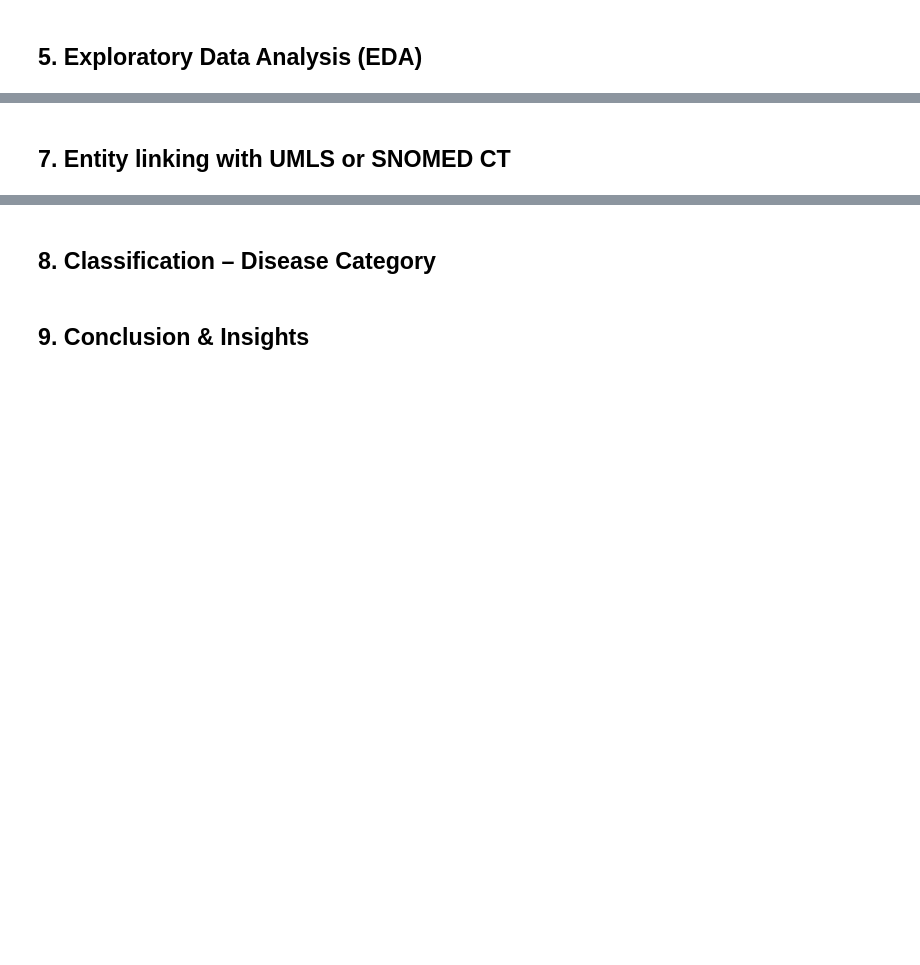
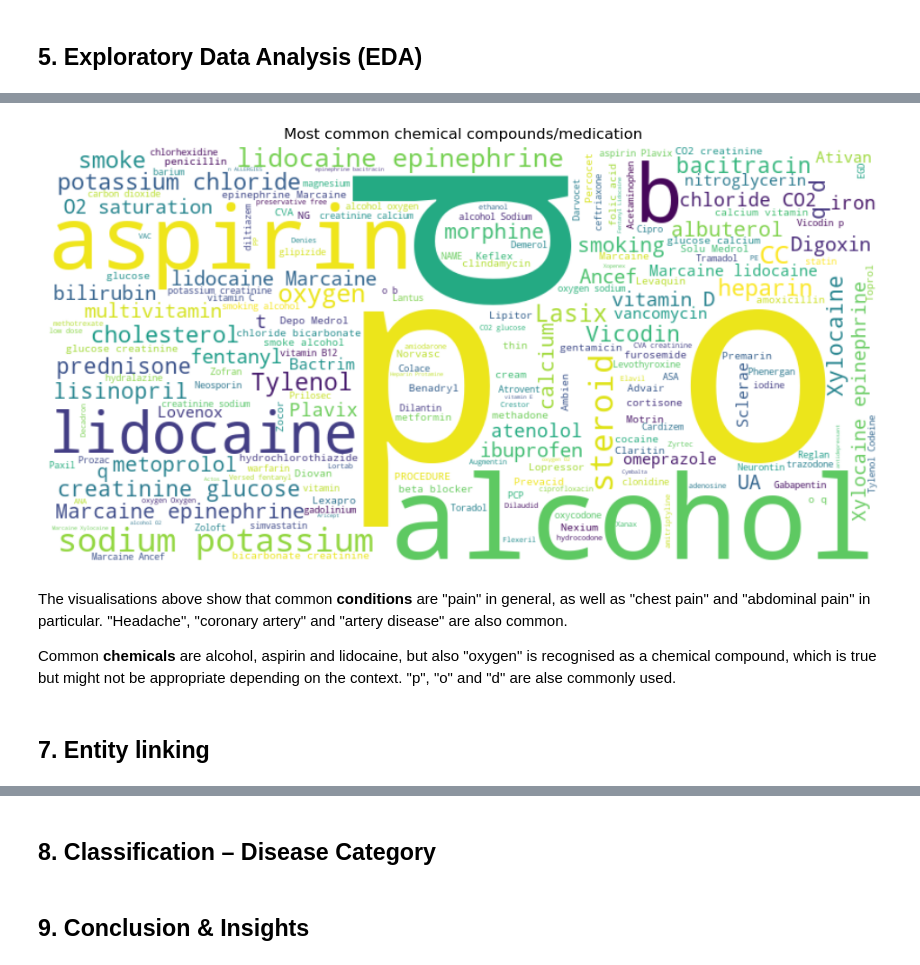
Before and after one commit to mkalimeri/clinical_notes_analysis, a Jupyter notebook: Healthcare_Text_Analysis.ipynb, the cells around one changed output, grey strips where cells are left out. Drawn from its saved outputs; the diff is of its cells as text; code cells hidden in the pictures; blank space fills up the shorter version.

```diff
--- a/Healthcare_Text_Analysis.ipynb
+++ b/Healthcare_Text_Analysis.ipynb
@@ -215,4 +246,4 @@ Visualize examples
 # %%
-sample_doc = nlp(test_txt)
+sample_doc = nlp(sample_txt)
 displacy.render(sample_doc, style="ent", jupyter=True)
 # %% [output]
@@ -220,2 +321,11 @@ HISTORY OF PRESENT ILLNESS: , I have seen ABC today. He is a very pleasant gentl
+# %%
+text = " ".join(groupred_entities[1])
+create_word_cloud(text, 'Most common chemical compounds/medication')
+# %% [output]
+[figure, added]
+# %% [markdown]
+The visualisations above show that common **conditions** are "pain" in general, as well as "chest pain" and "abdominal pain" in particular. "Headache", "coronary artery" and "artery disease" are also common.
+
+Common **chemicals** are alcohol, aspirin and lidocaine, but also "oxygen" is recognised as a chemical compound, which is true but might not be appropriate depending on the context. "p", "o" and "d" are alse commonly used.
 # %% [markdown]
-## 7. Entity linking with UMLS or SNOMED CT
+## 7. Entity linking
```
Also changed, not shown: parts of 32 cells of this notebook.
